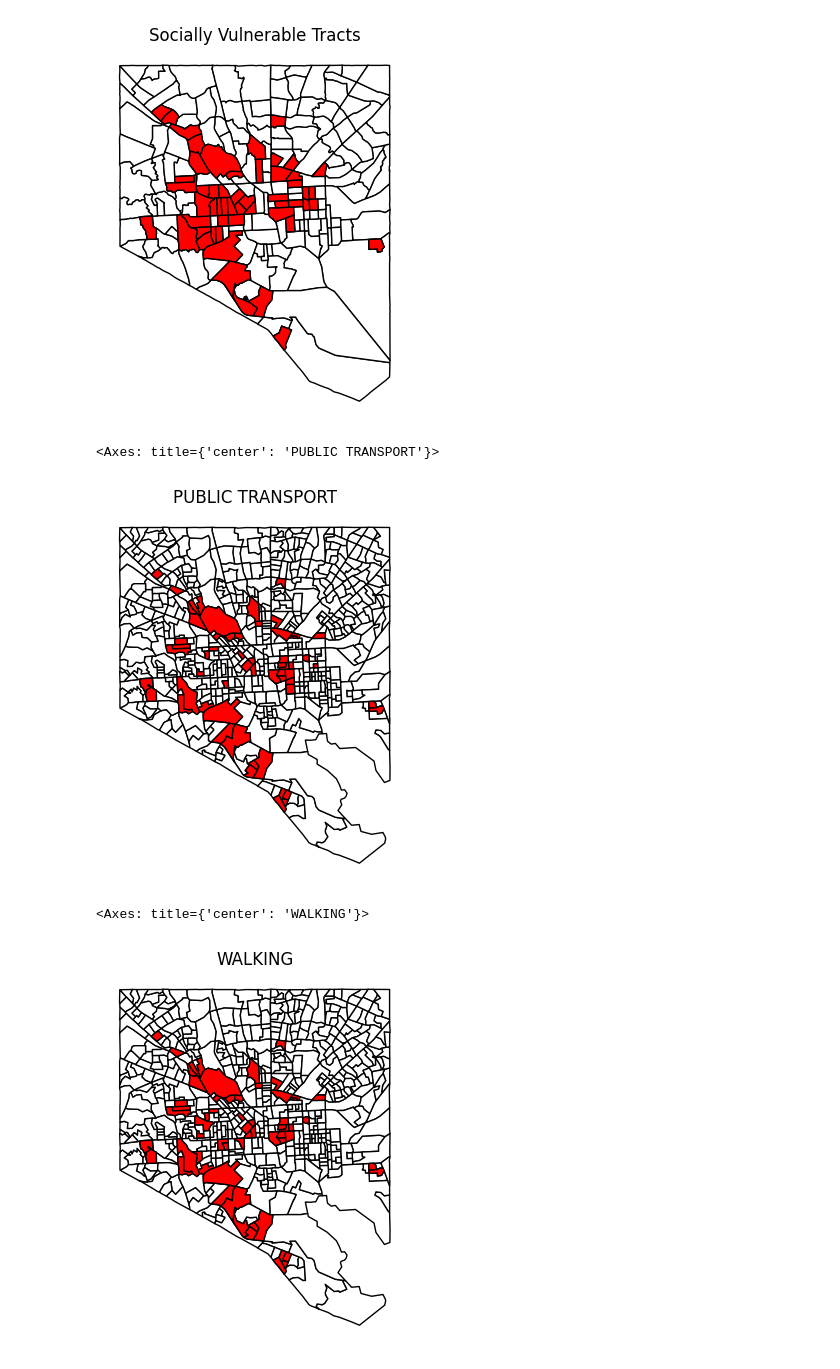
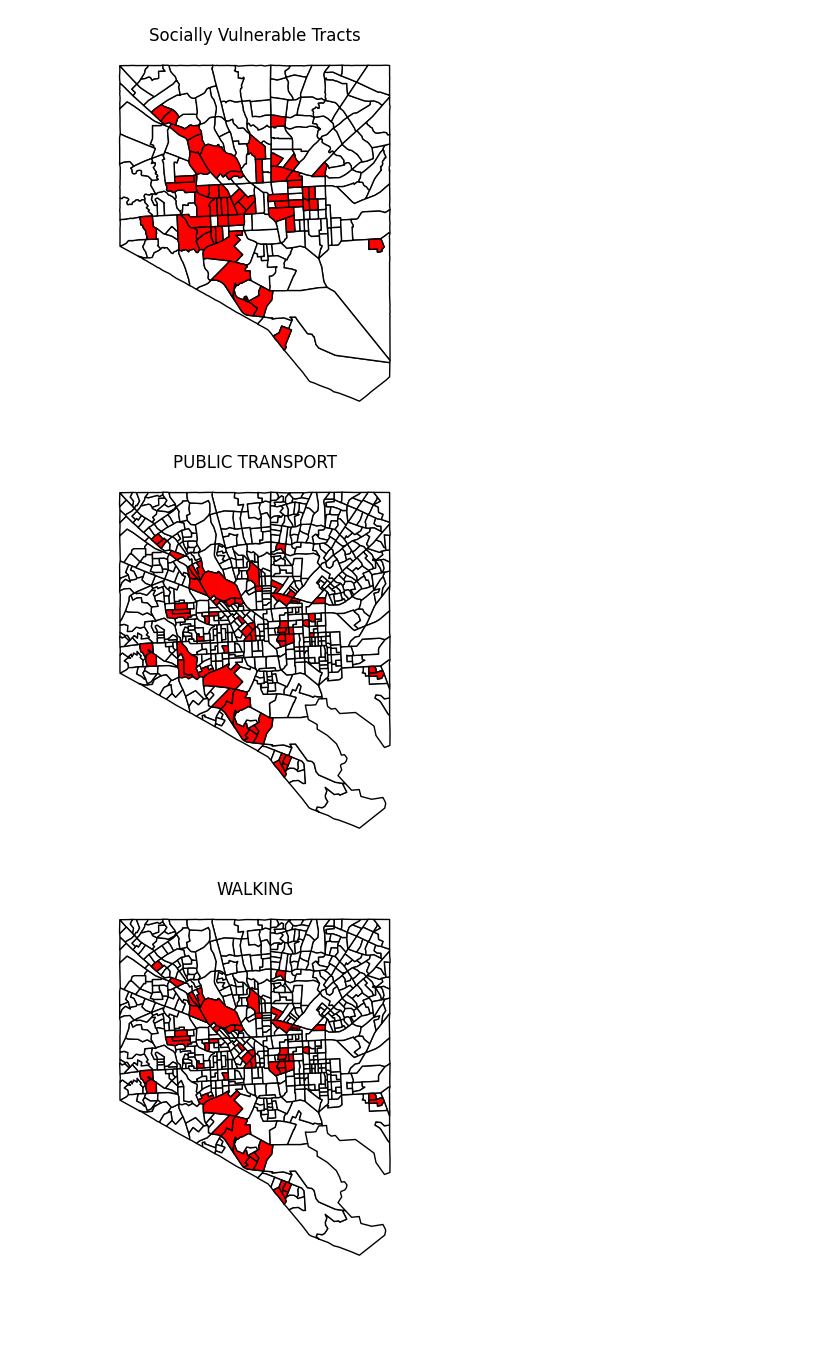
Before and after one commit to EllieBard/RedLine, a Jupyter notebook: Final.ipynb, the cells around one changed output. Drawn from its saved outputs; the diff is of its cells as text; code cells hidden in the pictures; blank space fills up the shorter version.

```diff
--- a/Final.ipynb
+++ b/Final.ipynb
@@ -224,10 +224,9 @@ travel_time_matrix_computer = TravelTimeMatrixComputer(
 ttm_public_transport = travel_time_matrix_computer.compute_travel_times()
 # %%
 #plot socially vulnerable tracts where the closest grocery store is farther than 10 minutes away by public transport
-food_desert_map(ttm_public_transport, 'PUBLIC TRANSPORT', blockgroup_centroids, blockgroup21, social_vulnerability)
+public_transport_map, public_transport = food_desert_map(ttm_public_transport, 'PUBLIC TRANSPORT', blockgroup_centroids, blockgroup21, social_vulnerability)
 # %% [output]
-<Axes: title={'center': 'PUBLIC TRANSPORT'}>
-[figure, old version]
+[figure, new version]
 # %%
 #create travel time matrix for walking (from each block group centroid to each grocery store)
 tc_walk = TravelTimeMatrixComputer(
@@ -239,10 +238,9 @@ tc_walk = TravelTimeMatrixComputer(
 ttm_walk = tc_walk.compute_travel_times()
 # %%
 #plot socially vulnerable tracts where the closest grocery store is farther than 10 minutes away by foot
-food_desert_map(ttm_walk, 'WALKING', blockgroup_centroids, blockgroup21, social_vulnerability)
+walking_map, walking = food_desert_map(ttm_walk, 'WALKING', blockgroup_centroids, blockgroup21, social_vulnerability)
 # %% [output]
-<Axes: title={'center': 'WALKING'}>
-[figure, old version]
+[figure, new version]
 # %%
 #create travel time matrix for biking (from each block group centroid to each grocery store)
 tc_bike = TravelTimeMatrixComputer(
```
Also changed, not shown: parts of 3 cells of this notebook, 1 other file.
